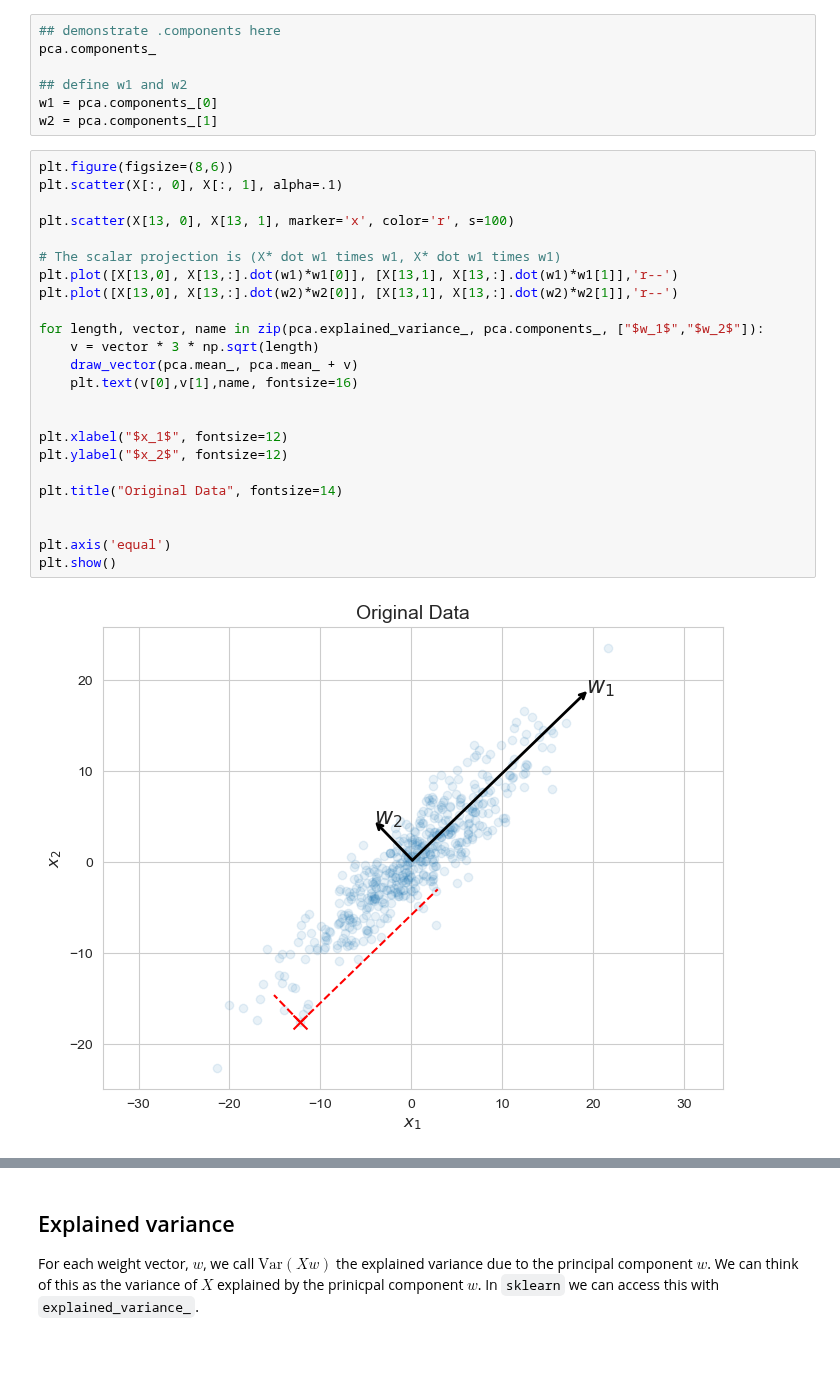
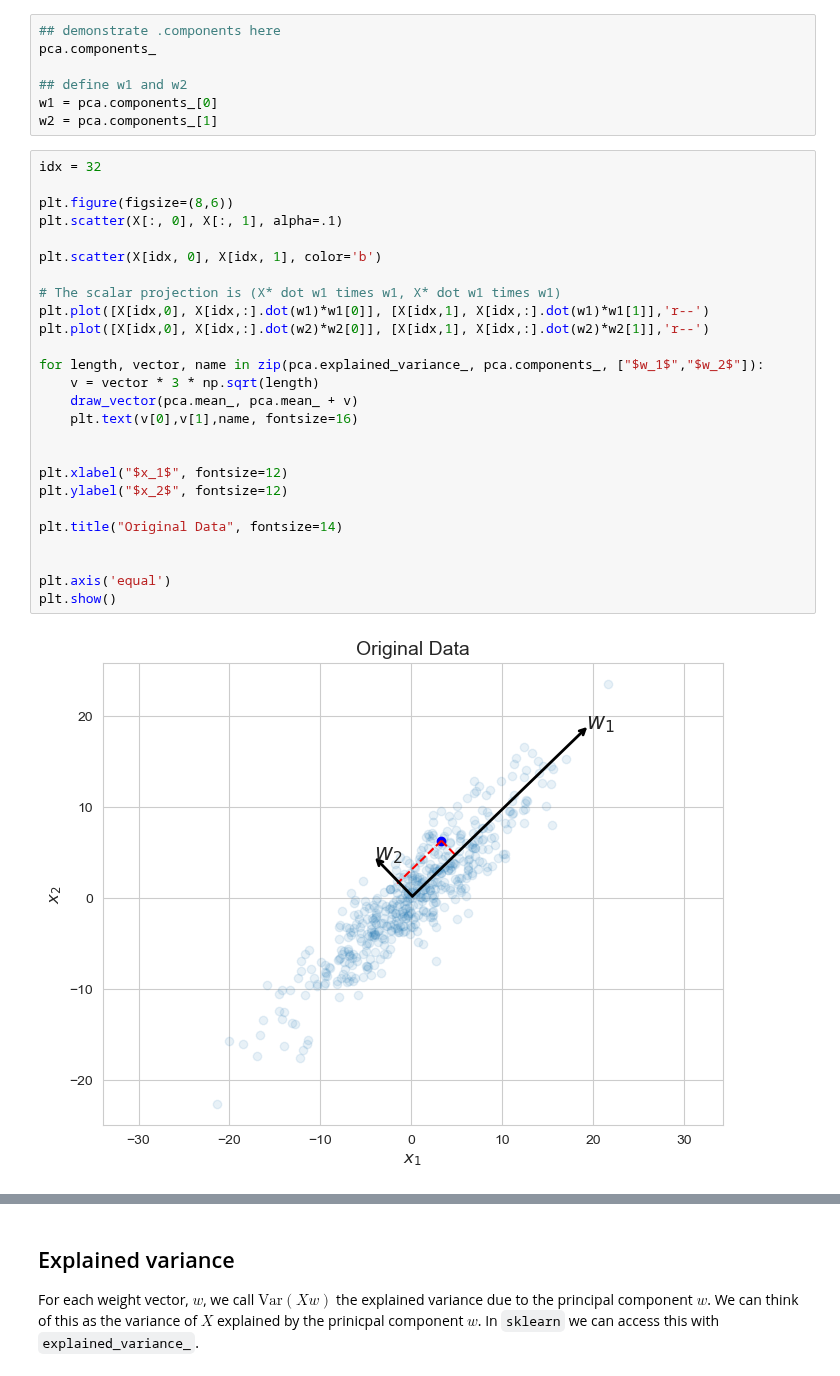
Before and after one commit to navidbahadoran/data-science-spring-2025, a Jupyter notebook: 04_regression_III/lecture/2_Principal_Components_Analysis_Complete.ipynb, the cells around one changed output, grey strips where cells are left out. Saved outputs shown, nothing was run; the diff lists cells and outputs as text.

```diff
--- a/04_regression_III/lecture/2_Principal_Components_Analysis_Complete.ipynb
+++ b/04_regression_III/lecture/2_Principal_Components_Analysis_Complete.ipynb
@@ -185,31 +185,33 @@ pca.components_
 w1 = pca.components_[0]
 w2 = pca.components_[1]
 # %%
+idx = 32
+
 plt.figure(figsize=(8,6))
 plt.scatter(X[:, 0], X[:, 1], alpha=.1)
 
-plt.scatter(X[13, 0], X[13, 1], marker='x', color='r', s=100)
+plt.scatter(X[idx, 0], X[idx, 1], color='b')
 
 # The scalar projection is (X* dot w1 times w1, X* dot w1 times w1)
-plt.plot([X[13,0], X[13,:].dot(w1)*w1[0]], [X[13,1], X[13,:].dot(w1)*w1[1]],'r--')
-plt.plot([X[13,0], X[13,:].dot(w2)*w2[0]], [X[13,1], X[13,:].dot(w2)*w2[1]],'r--')
+plt.plot([X[idx,0], X[idx,:].dot(w1)*w1[0]], [X[idx,1], X[idx,:].dot(w1)*w1[1]],'r--')
+plt.plot([X[idx,0], X[idx,:].dot(w2)*w2[0]], [X[idx,1], X[idx,:].dot(w2)*w2[1]],'r--')
 
 for length, vector, name in zip(pca.explained_variance_, pca.components_, ["$w_1$","$w_2$"]):
     v = vector * 3 * np.sqrt(length)
     draw_vector(pca.mean_, pca.mean_ + v)
     plt.text(v[0],v[1],name, fontsize=16)
 
 
 plt.xlabel("$x_1$", fontsize=12)
 plt.ylabel("$x_2$", fontsize=12)
 
 plt.title("Original Data", fontsize=14)
 
 
 plt.axis('equal')
 plt.show()
 # %% [output]
-[figure, old version]
+[figure, new version]
 # %%
 fig,ax = plt.subplots(1,1,figsize=(8,6))
 
```
Also changed, not shown: parts of 5 cells of this notebook, 1 other file.
